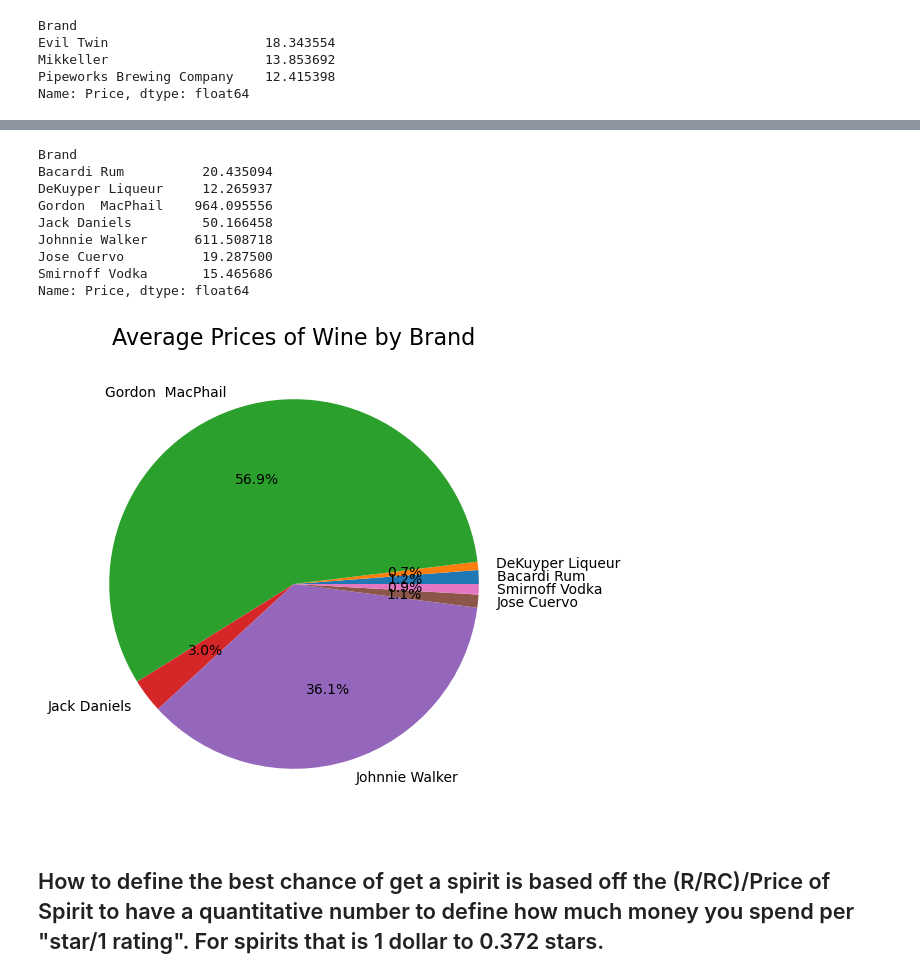
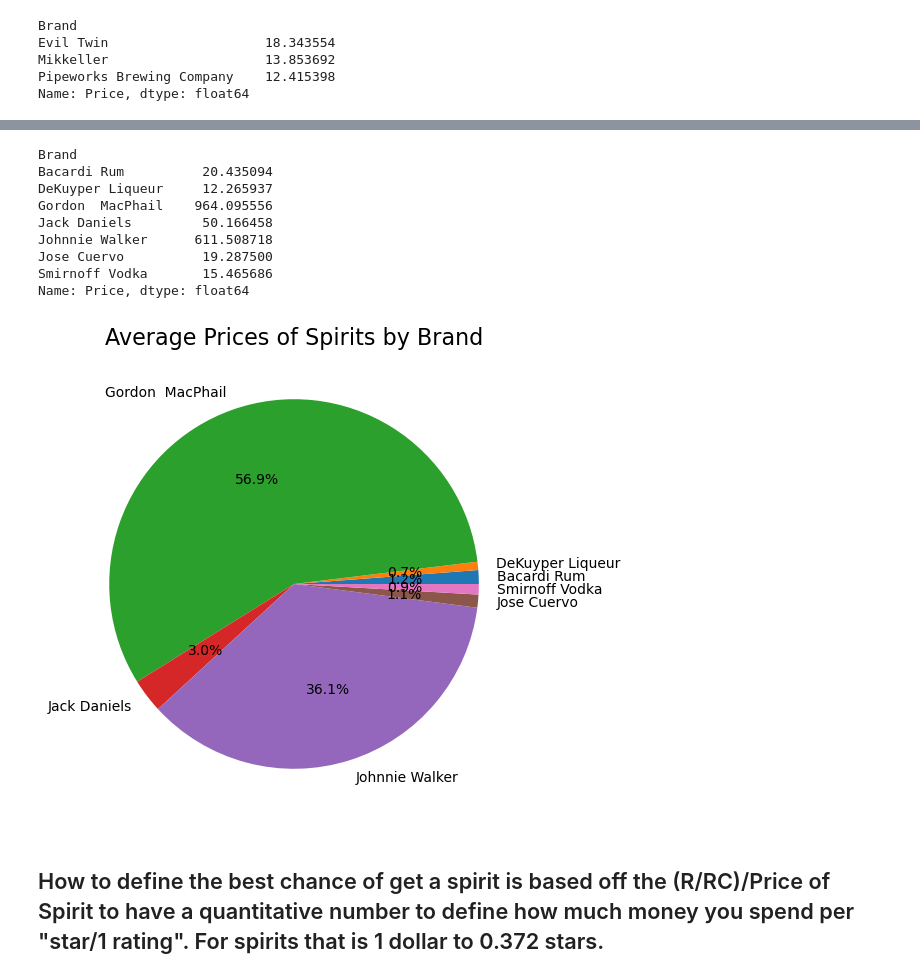
Before and after one commit to JShields07/Project-1, a Jupyter notebook: Main file.ipynb, the cells around one changed output, grey strips where cells are left out. Saved outputs shown, nothing was run; the diff lists cells and outputs as text; code cells hidden in the pictures.

```diff
--- a/Main file.ipynb
+++ b/Main file.ipynb
@@ -378,23 +385,23 @@ Name: Price, dtype: float64
 # %%
 # Prices comparison per brand in spirits
 average_prices_spirits = Spirits_data_df.groupby('Brand')['Price'].mean()
 print(average_prices_spirits)
+
+
+plt.figure(figsize=(8, 6))
+plt.pie(average_prices_spirits, labels=average_prices_spirits.index, autopct='%1.1f%%')
+plt.title('Average Prices of Spirits by Brand', fontsize=16)
+plt.show()
 # %% [output]
 Brand
 Bacardi Rum          20.435094
 DeKuyper Liqueur     12.265937
 Gordon  MacPhail    964.095556
 Jack Daniels         50.166458
 Johnnie Walker      611.508718
 Jose Cuervo          19.287500
 Smirnoff Vodka       15.465686
 Name: Price, dtype: float64
+[figure, added]
-# %%
-plt.figure(figsize=(8, 6))
-plt.pie(average_prices_spirits, labels=average_prices_spirits.index, autopct='%1.1f%%')
-plt.title('Average Prices of Wine by Brand', fontsize=16)
-plt.show()
-# %% [output]
-[figure, removed]
 # %% [markdown]
 ## How to define the best chance of get a spirit is based off the (R/RC)/Price of Spirit to have a quantitative number to define how much money you spend per "star/1 rating". For spirits that is 1 dollar to 0.372 stars.
```
Also changed, not shown: parts of 4 cells of this notebook.
